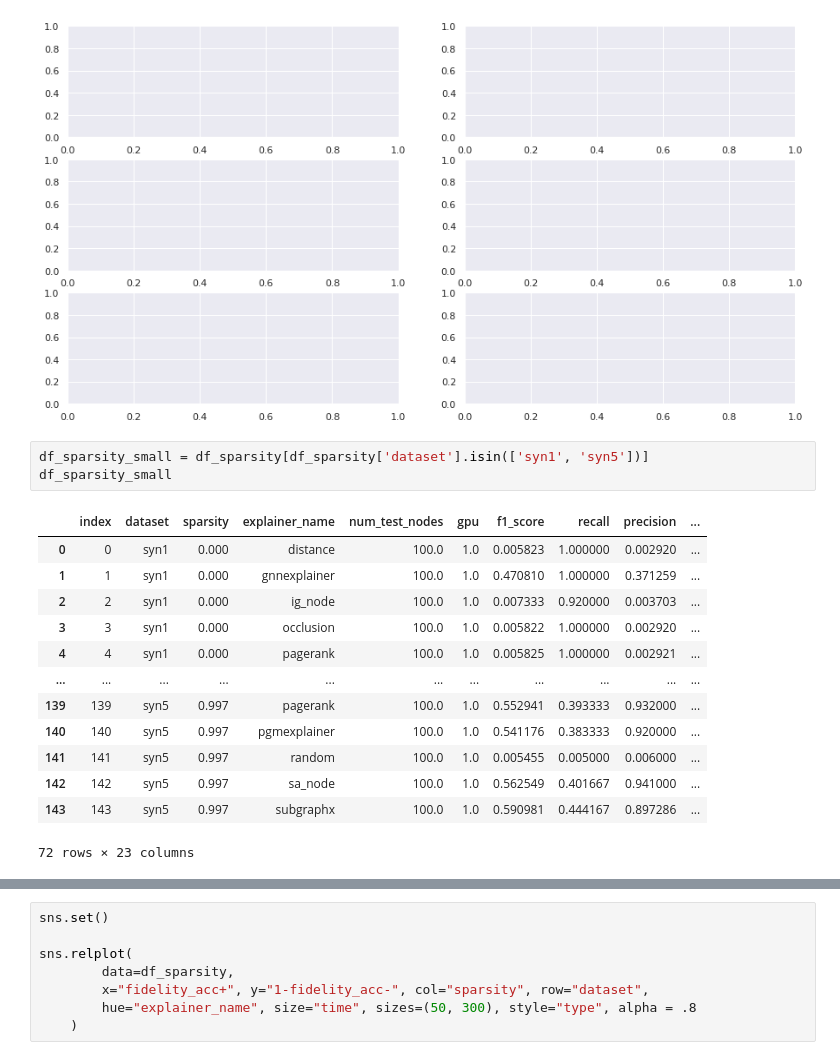
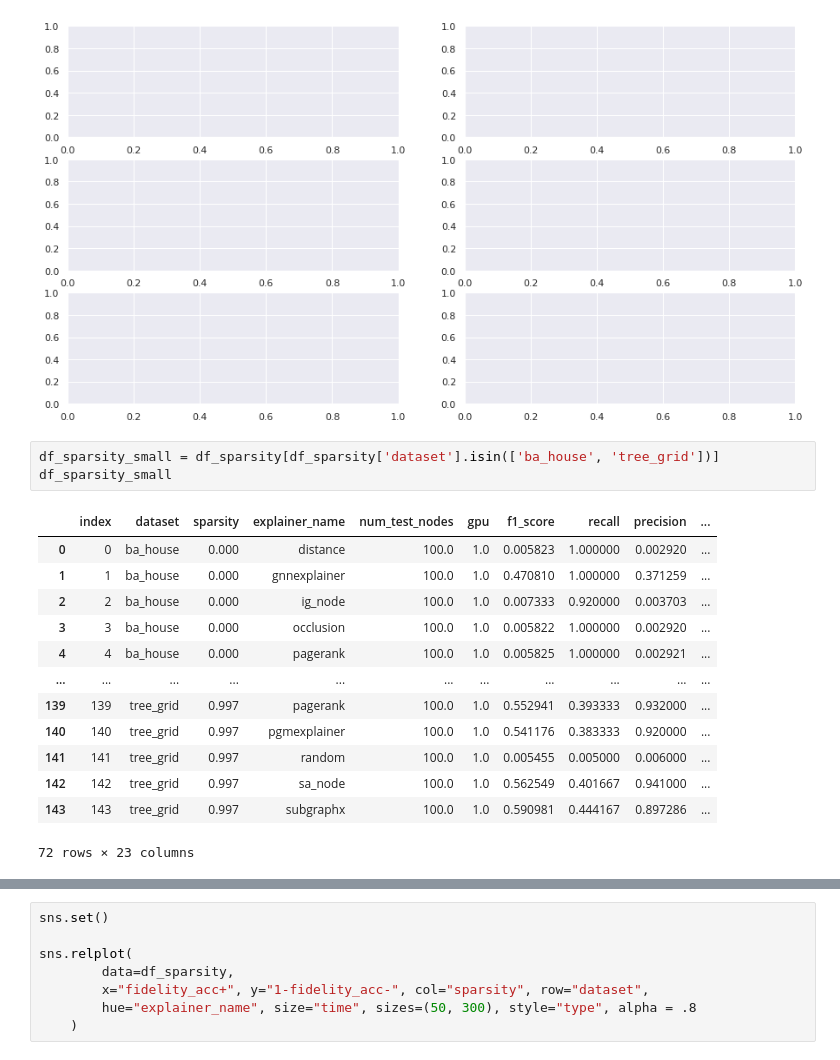
Before and after one commit to GraphFramEx/graphframex, a Jupyter notebook: notebooks/Results_Analysis.ipynb, the cells around one changed output, grey strips where cells are left out. Drawn from its saved outputs; the diff is of its cells as text.

```diff
--- a/notebooks/Results_Analysis.ipynb
+++ b/notebooks/Results_Analysis.ipynb
@@ -463,21 +463,21 @@ for i in range(5):
 ValueError: Could not interpret value `auc` for parameter `y`
 [figure]
 # %%
-df_sparsity_small = df_sparsity[df_sparsity['dataset'].isin(['syn1', 'syn5'])]
+df_sparsity_small = df_sparsity[df_sparsity['dataset'].isin(['ba_house', 'tree_grid'])]
 df_sparsity_small
 # %% [output]
 |  | index | dataset | sparsity | explainer_name | num_test_nodes | gpu | f1_score | recall | precision | ... |
-| 0 | 0 | syn1 | 0.000 | distance | 100.0 | 1.0 | 0.005823 | 1.000000 | 0.002920 | ... |
-| 1 | 1 | syn1 | 0.000 | gnnexplainer | 100.0 | 1.0 | 0.470810 | 1.000000 | 0.371259 | ... |
-| 2 | 2 | syn1 | 0.000 | ig_node | 100.0 | 1.0 | 0.007333 | 0.920000 | 0.003703 | ... |
-| 3 | 3 | syn1 | 0.000 | occlusion | 100.0 | 1.0 | 0.005822 | 1.000000 | 0.002920 | ... |
-| 4 | 4 | syn1 | 0.000 | pagerank | 100.0 | 1.0 | 0.005825 | 1.000000 | 0.002921 | ... |
+| 0 | 0 | ba_house | 0.000 | distance | 100.0 | 1.0 | 0.005823 | 1.000000 | 0.002920 | ... |
+| 1 | 1 | ba_house | 0.000 | gnnexplainer | 100.0 | 1.0 | 0.470810 | 1.000000 | 0.371259 | ... |
+| 2 | 2 | ba_house | 0.000 | ig_node | 100.0 | 1.0 | 0.007333 | 0.920000 | 0.003703 | ... |
+| 3 | 3 | ba_house | 0.000 | occlusion | 100.0 | 1.0 | 0.005822 | 1.000000 | 0.002920 | ... |
+| 4 | 4 | ba_house | 0.000 | pagerank | 100.0 | 1.0 | 0.005825 | 1.000000 | 0.002921 | ... |
 | ... | ... | ... | ... | ... | ... | ... | ... | ... | ... | ... |
-| 139 | 139 | syn5 | 0.997 | pagerank | 100.0 | 1.0 | 0.552941 | 0.393333 | 0.932000 | ... |
-| 140 | 140 | syn5 | 0.997 | pgmexplainer | 100.0 | 1.0 | 0.541176 | 0.383333 | 0.920000 | ... |
-| 141 | 141 | syn5 | 0.997 | random | 100.0 | 1.0 | 0.005455 | 0.005000 | 0.006000 | ... |
-| 142 | 142 | syn5 | 0.997 | sa_node | 100.0 | 1.0 | 0.562549 | 0.401667 | 0.941000 | ... |
-| 143 | 143 | syn5 | 0.997 | subgraphx | 100.0 | 1.0 | 0.590981 | 0.444167 | 0.897286 | ... |
+| 139 | 139 | tree_grid | 0.997 | pagerank | 100.0 | 1.0 | 0.552941 | 0.393333 | 0.932000 | ... |
+| 140 | 140 | tree_grid | 0.997 | pgmexplainer | 100.0 | 1.0 | 0.541176 | 0.383333 | 0.920000 | ... |
+| 141 | 141 | tree_grid | 0.997 | random | 100.0 | 1.0 | 0.005455 | 0.005000 | 0.006000 | ... |
+| 142 | 142 | tree_grid | 0.997 | sa_node | 100.0 | 1.0 | 0.562549 | 0.401667 | 0.941000 | ... |
+| 143 | 143 | tree_grid | 0.997 | subgraphx | 100.0 | 1.0 | 0.590981 | 0.444167 | 0.897286 | ... |
 72 rows × 23 columns
 # %%
 sns.set()
```
Also changed, not shown: parts of 30 cells of this notebook, 15 other files.
